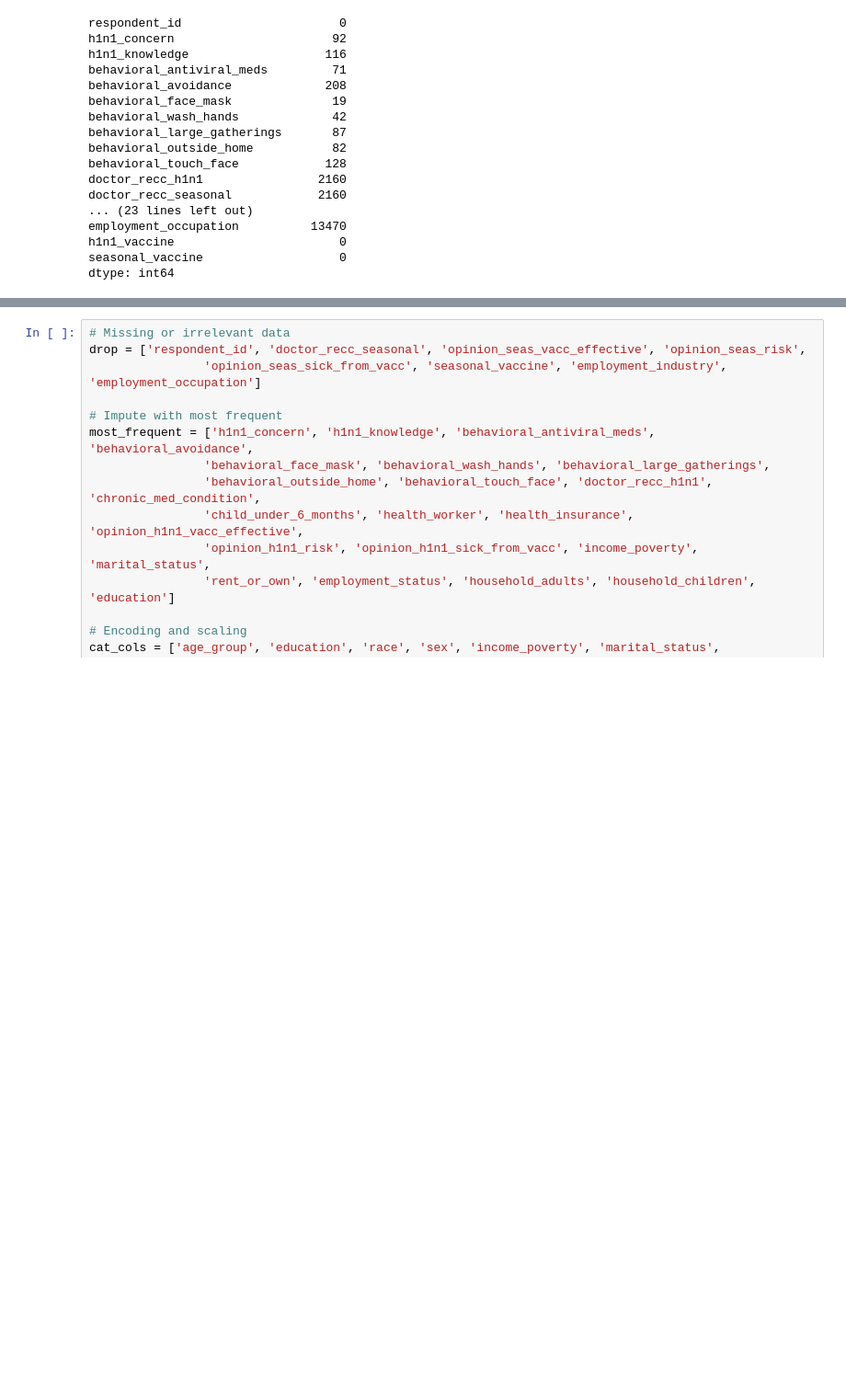
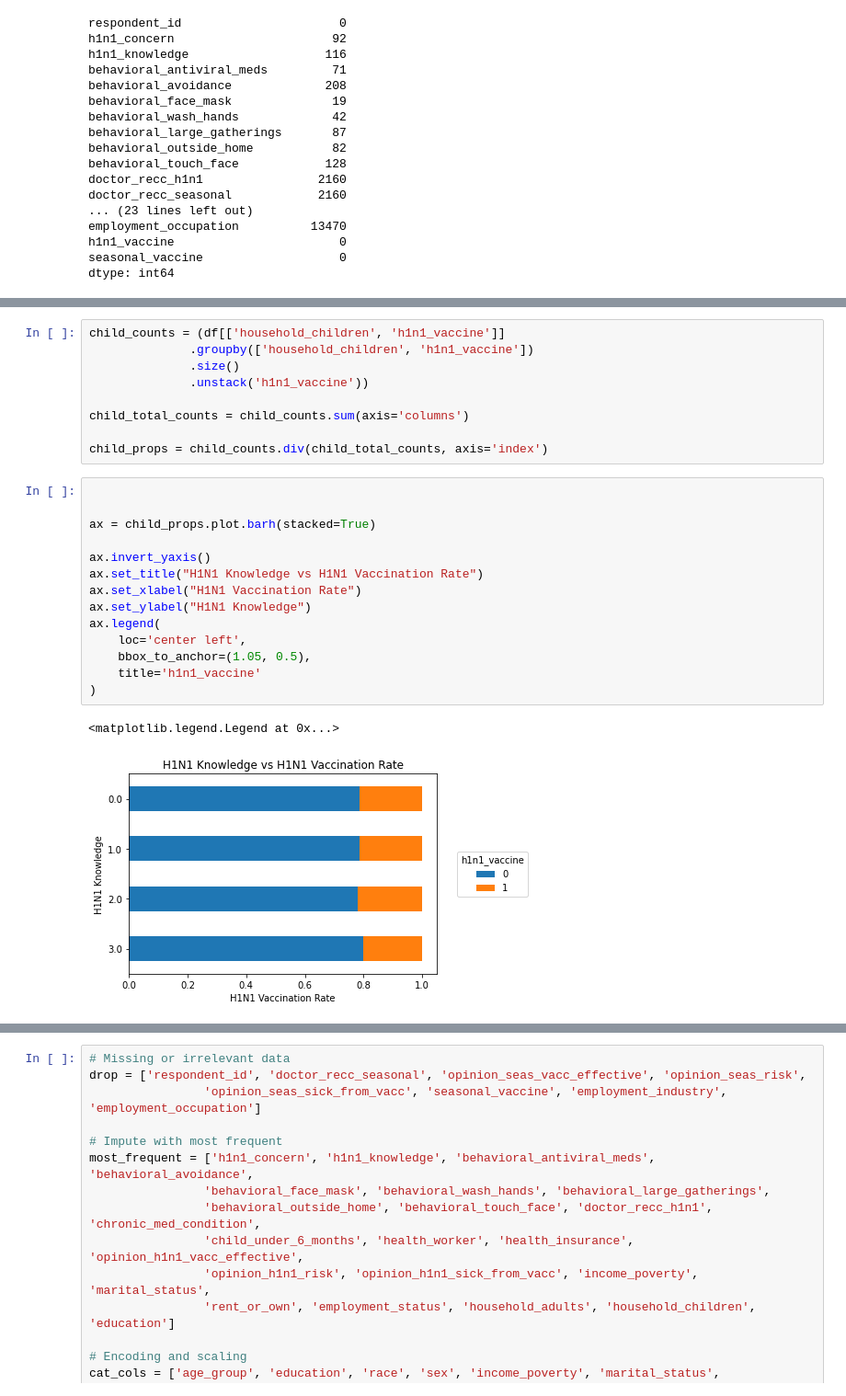
Before and after one commit to henryshin15/Phase_3_Project, a Jupyter notebook: Pat_copy.ipynb, the cells around one changed output, grey strips where cells are left out. Shown at 92% size. Cells and saved outputs as stored; diff of their text form; blank space fills up the shorter version.

```diff
--- a/Pat_copy.ipynb
+++ b/Pat_copy.ipynb
@@ -238,0 +269,26 @@ dtype: int64
+# %%
+child_counts = (df[['household_children', 'h1n1_vaccine']]
+              .groupby(['household_children', 'h1n1_vaccine'])
+              .size()
+              .unstack('h1n1_vaccine'))
+
+child_total_counts = child_counts.sum(axis='columns')
+
+child_props = child_counts.div(child_total_counts, axis='index')
+# %%
+
+
+ax = child_props.plot.barh(stacked=True)
+
+ax.invert_yaxis()
+ax.set_title("H1N1 Knowledge vs H1N1 Vaccination Rate")
+ax.set_xlabel("H1N1 Vaccination Rate")
+ax.set_ylabel("H1N1 Knowledge")
+ax.legend(
+    loc='center left',
+    bbox_to_anchor=(1.05, 0.5),
+    title='h1n1_vaccine'
+)
+# %% [output]
+<matplotlib.legend.Legend at 0x...>
+[figure, added]
```
Also changed, not shown: parts of 5 cells of this notebook, 1 other file.
